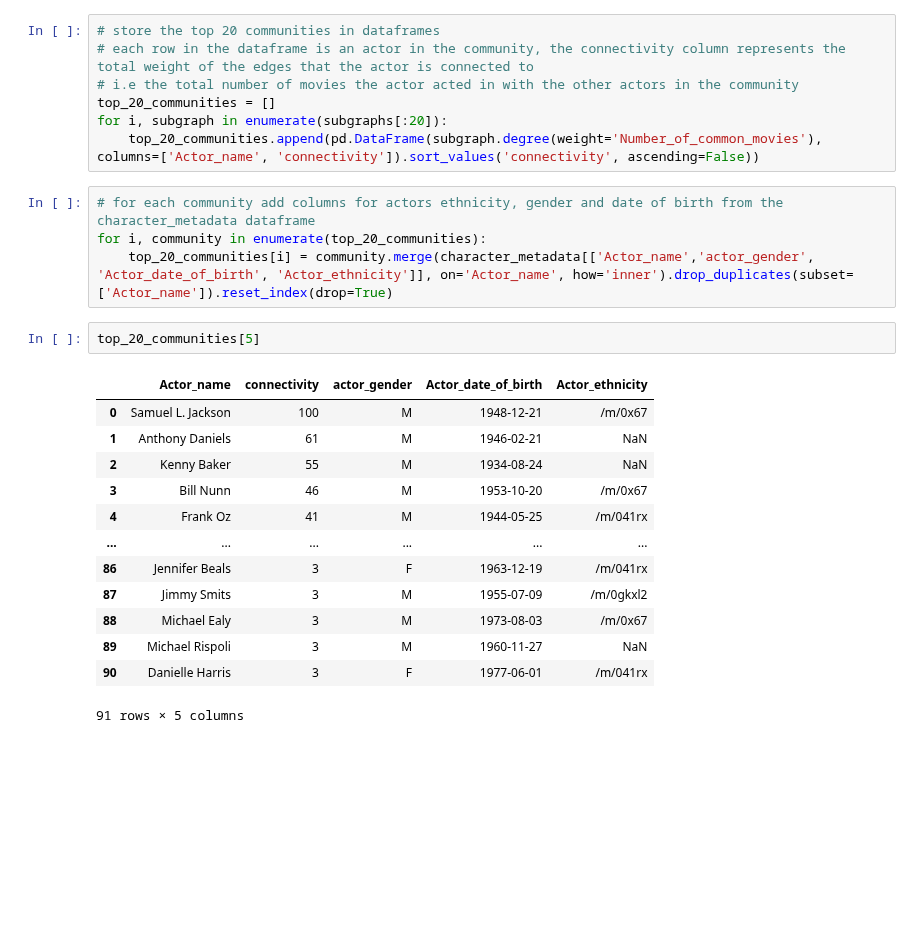
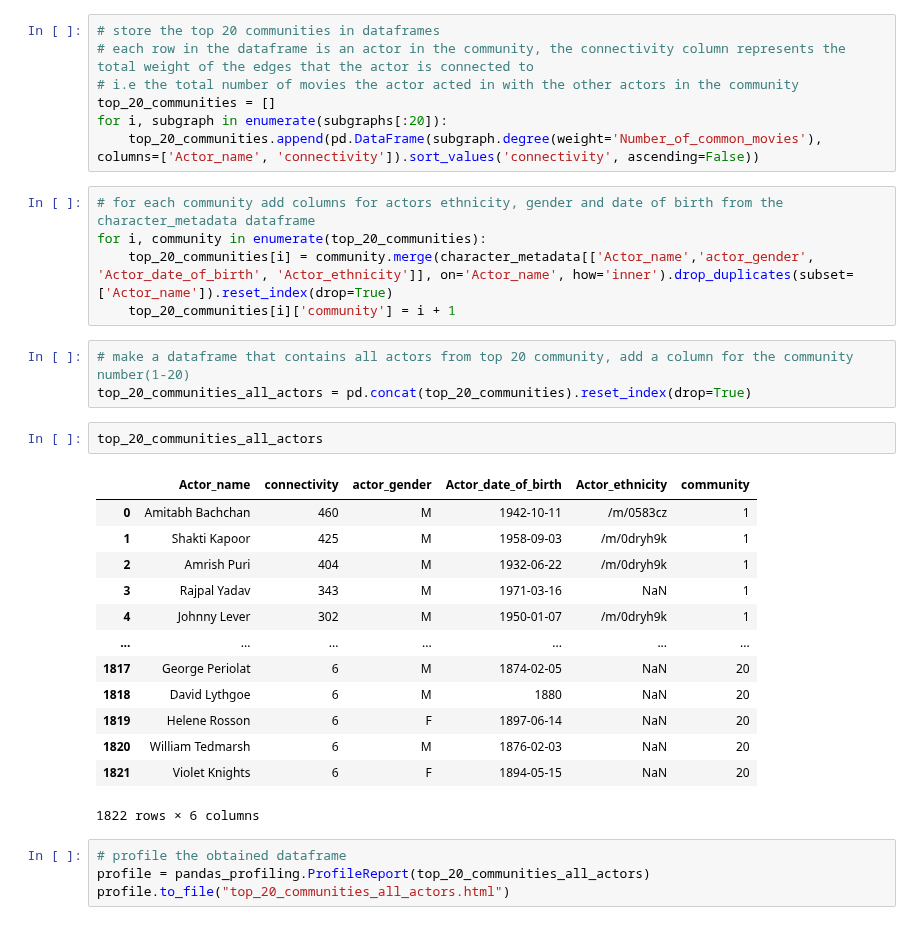
Before and after one commit to epfl-ada/ada-2022-project-addaxx, a Jupyter notebook: CMU.ipynb, the cells around one changed output. Saved outputs shown, nothing was run; the diff lists cells and outputs as text; blank space fills up the shorter version.

```diff
--- a/CMU.ipynb
+++ b/CMU.ipynb
@@ -252,19 +256,27 @@ for i, subgraph in enumerate(subgraphs[:20]):
 # for each community add columns for actors ethnicity, gender and date of birth from the character_metadata dataframe
 for i, community in enumerate(top_20_communities):
     top_20_communities[i] = community.merge(character_metadata[['Actor_name','actor_gender', 'Actor_date_of_birth', 'Actor_ethnicity']], on='Actor_name', how='inner').drop_duplicates(subset=['Actor_name']).reset_index(drop=True)
+    top_20_communities[i]['community'] = i + 1
-# %%
-top_20_communities[5]
-# %% [output]
-|  | Actor_name | connectivity | actor_gender | Actor_date_of_birth | Actor_ethnicity |
-| 0 | Samuel L. Jackson | 100 | M | 1948-12-21 | /m/0x67 |
-| 1 | Anthony Daniels | 61 | M | 1946-02-21 | NaN |
-| 2 | Kenny Baker | 55 | M | 1934-08-24 | NaN |
-| 3 | Bill Nunn | 46 | M | 1953-10-20 | /m/0x67 |
-| 4 | Frank Oz | 41 | M | 1944-05-25 | /m/041rx |
-| ... | ... | ... | ... | ... | ... |
-| 86 | Jennifer Beals | 3 | F | 1963-12-19 | /m/041rx |
-| 87 | Jimmy Smits | 3 | M | 1955-07-09 | /m/0gkxl2 |
-| 88 | Michael Ealy | 3 | M | 1973-08-03 | /m/0x67 |
-| 89 | Michael Rispoli | 3 | M | 1960-11-27 | NaN |
-| 90 | Danielle Harris | 3 | F | 1977-06-01 | /m/041rx |
-91 rows × 5 columns
+# %%
+# make a dataframe that contains all actors from top 20 community, add a column for the community number(1-20)
+top_20_communities_all_actors = pd.concat(top_20_communities).reset_index(drop=True)
+# %%
+top_20_communities_all_actors
+# %% [output]
+|  | Actor_name | connectivity | actor_gender | Actor_date_of_birth | Actor_ethnicity | community |
+| 0 | Amitabh Bachchan | 460 | M | 1942-10-11 | /m/0583cz | 1 |
+| 1 | Shakti Kapoor | 425 | M | 1958-09-03 | /m/0dryh9k | 1 |
+| 2 | Amrish Puri | 404 | M | 1932-06-22 | /m/0dryh9k | 1 |
+| 3 | Rajpal Yadav | 343 | M | 1971-03-16 | NaN | 1 |
+| 4 | Johnny Lever | 302 | M | 1950-01-07 | /m/0dryh9k | 1 |
+| ... | ... | ... | ... | ... | ... | ... |
+| 1817 | George Periolat | 6 | M | 1874-02-05 | NaN | 20 |
+| 1818 | David Lythgoe | 6 | M | 1880 | NaN | 20 |
+| 1819 | Helene Rosson | 6 | F | 1897-06-14 | NaN | 20 |
+| 1820 | William Tedmarsh | 6 | M | 1876-02-03 | NaN | 20 |
+| 1821 | Violet Knights | 6 | F | 1894-05-15 | NaN | 20 |
+1822 rows × 6 columns
+# %%
+# profile the obtained dataframe
+profile = pandas_profiling.ProfileReport(top_20_communities_all_actors)
+profile.to_file("top_20_communities_all_actors.html")
```
Also changed, not shown: parts of 4 cells of this notebook, 1 other file.
